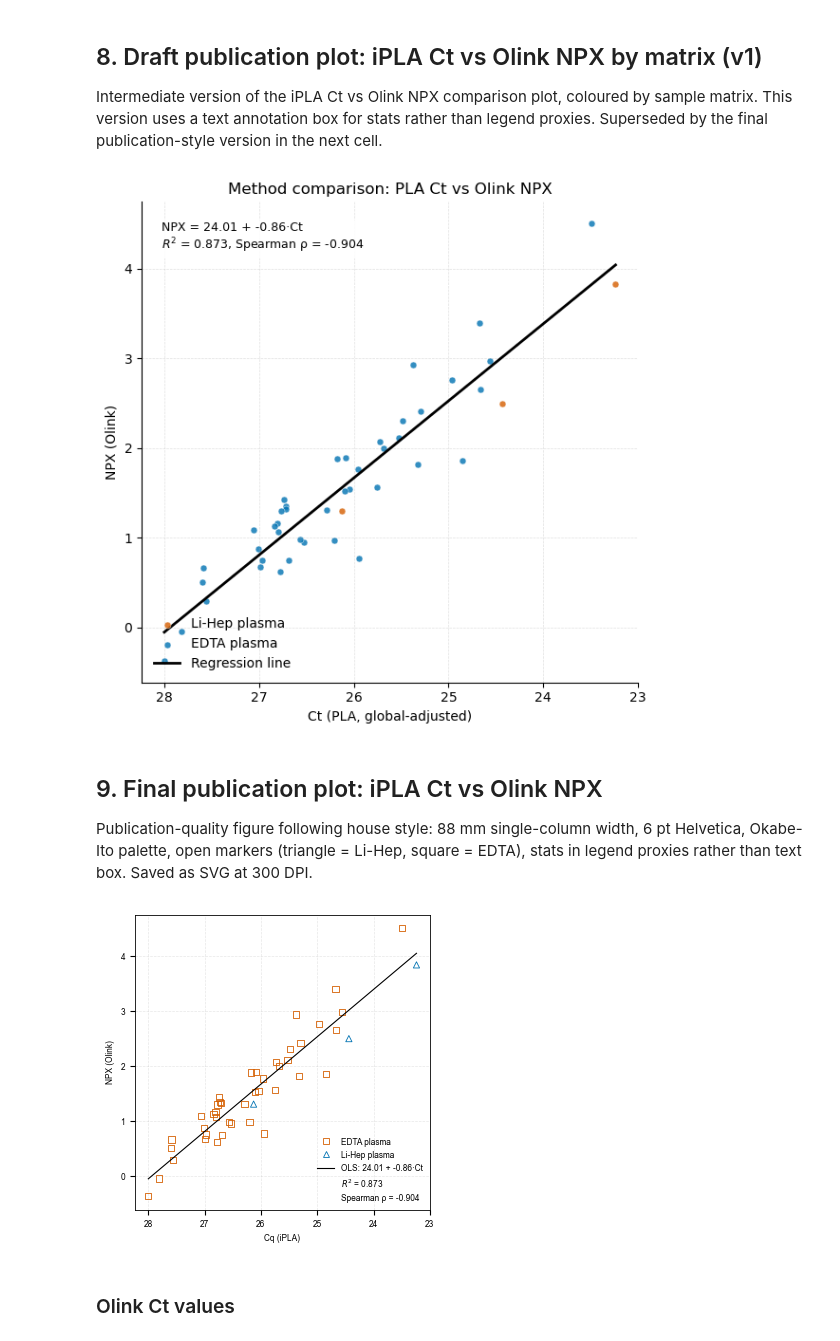
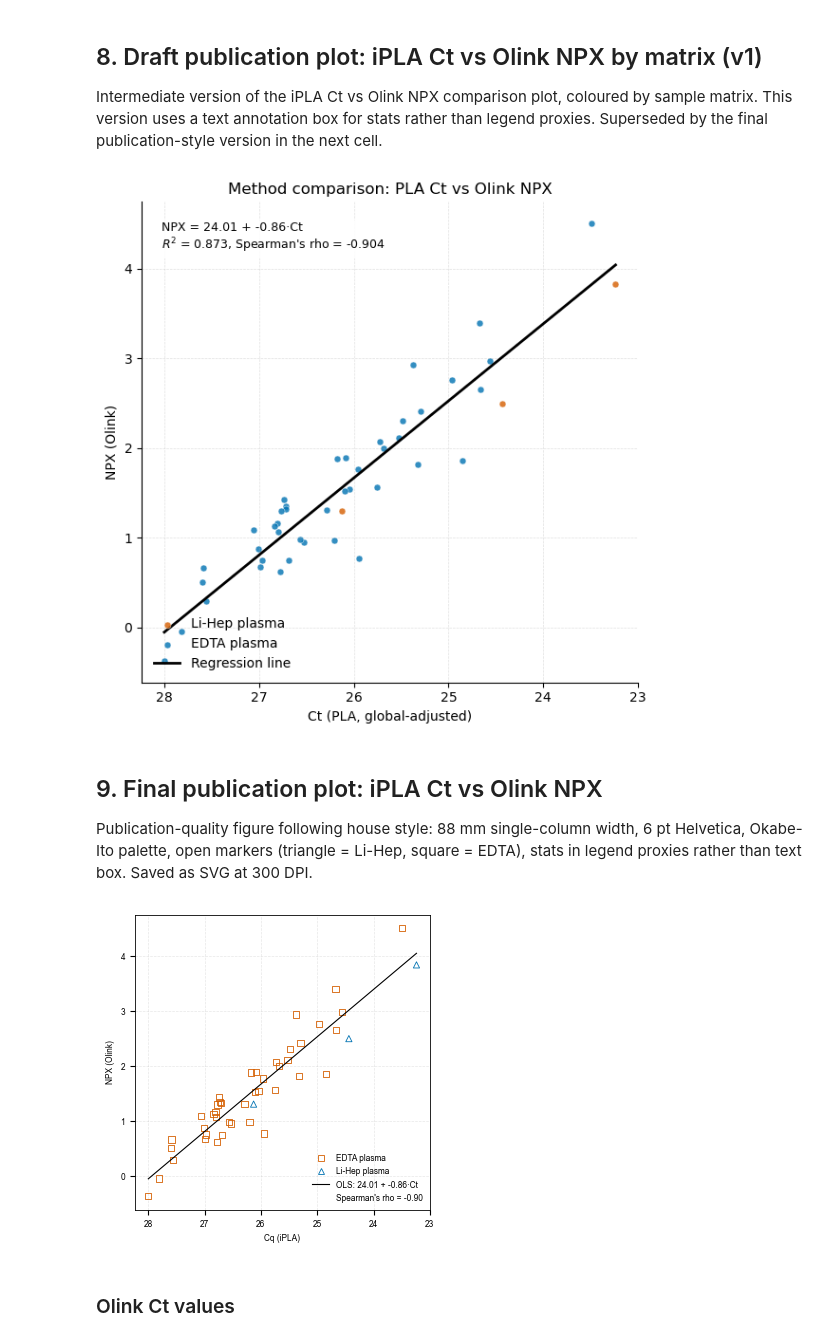
Before and after one commit to jeffsmith8/NfL-iPLA-paper, a Jupyter notebook: iPLAvsOlink/iPLAvsOlink.ipynb, the cells around one changed output. Drawn from its saved outputs; the diff is of its cells as text; code cells hidden in the pictures.

Commit message:
updated .svg plot notation

```diff
--- a/iPLAvsOlink/iPLAvsOlink.ipynb
+++ b/iPLAvsOlink/iPLAvsOlink.ipynb
@@ -259,7 +259,7 @@ ax.grid(True, linestyle="--", linewidth=0.5, alpha=0.4)
 
 txt = (
     f"NPX = {a:.2f} + {b:.2f}·Ct\n"
-    f"$R^2$ = {r2:.3f}, Spearman ρ = {rho:.3f}"
+    f"$R^2$ = {r2:.3f}, Spearman's rho = {rho:.3f}"
 )
 ax.text(0.04, 0.96, txt, transform=ax.transAxes,
         ha="left", va="top", fontsize=9,
@@ -271,7 +271,7 @@ ax.legend(frameon=False, loc="lower left")
 plt.tight_layout()
 plt.show()
 # %% [output]
-[figure, old version]
+[figure, new version]
 # %% [markdown]
 ## 9. Final publication plot: iPLA Ct vs Olink NPX
 
@@ -360,36 +360,36 @@ else:
 ax.plot(x_grid, a + b * x_grid,
         color=okabe_ito['black'], linewidth=0.8, zorder=4)
 
 ax.invert_xaxis()
 ax.set_xlabel('Cq (iPLA)')
 ax.set_ylabel('NPX (Olink)')
 ax.grid(True, which='both', linestyle='--', alpha=0.3, linewidth=0.5)
 
 # ── Legend ────────────────────────────────────────────────────────────────────
 stats_handles = []
 
 if "sample_type" in df.columns:
     for st in matrix_colours:
         if st in df["sample_type"].values:
             stats_handles.append(Line2D(
                 [0], [0], marker=matrix_markers.get(st, 'o'), color='none',
                 markerfacecolor='none', markeredgecolor=matrix_colours[st],
                 markeredgewidth=0.6, markersize=4, label=st
             ))
 
 stats_handles += [
     Line2D([0], [0], color=okabe_ito['black'], linewidth=0.8,
            label=f'OLS: {a:.2f} + {b:.2f}·Ct'),
-    Line2D([0], [0], color='none', label=f'$R^2$ = {r2:.3f}'),
-    Line2D([0], [0], color='none', label=f'Spearman ρ = {rho:.3f}'),
+    # Line2D([0], [0], color='none', label=f'$R^2$ = {r2:.3f}'),
+    Line2D([0], [0], color='none', label=f"Spearman's rho = {rho:.2f}"),
 ]
 
 ax.legend(handles=stats_handles, frameon=False, loc='lower right')
 plt.tight_layout()
 plt.savefig('PLActvOlinkNPX.svg', dpi=300, bbox_inches='tight')
 plt.show()
 # %% [output]
-[figure, old version]
+[figure, new version]
 # %% [markdown]
 ### Olink Ct values
 # %% [markdown]
```
Also changed, not shown: parts of 5 cells of this notebook, 14 other files.
